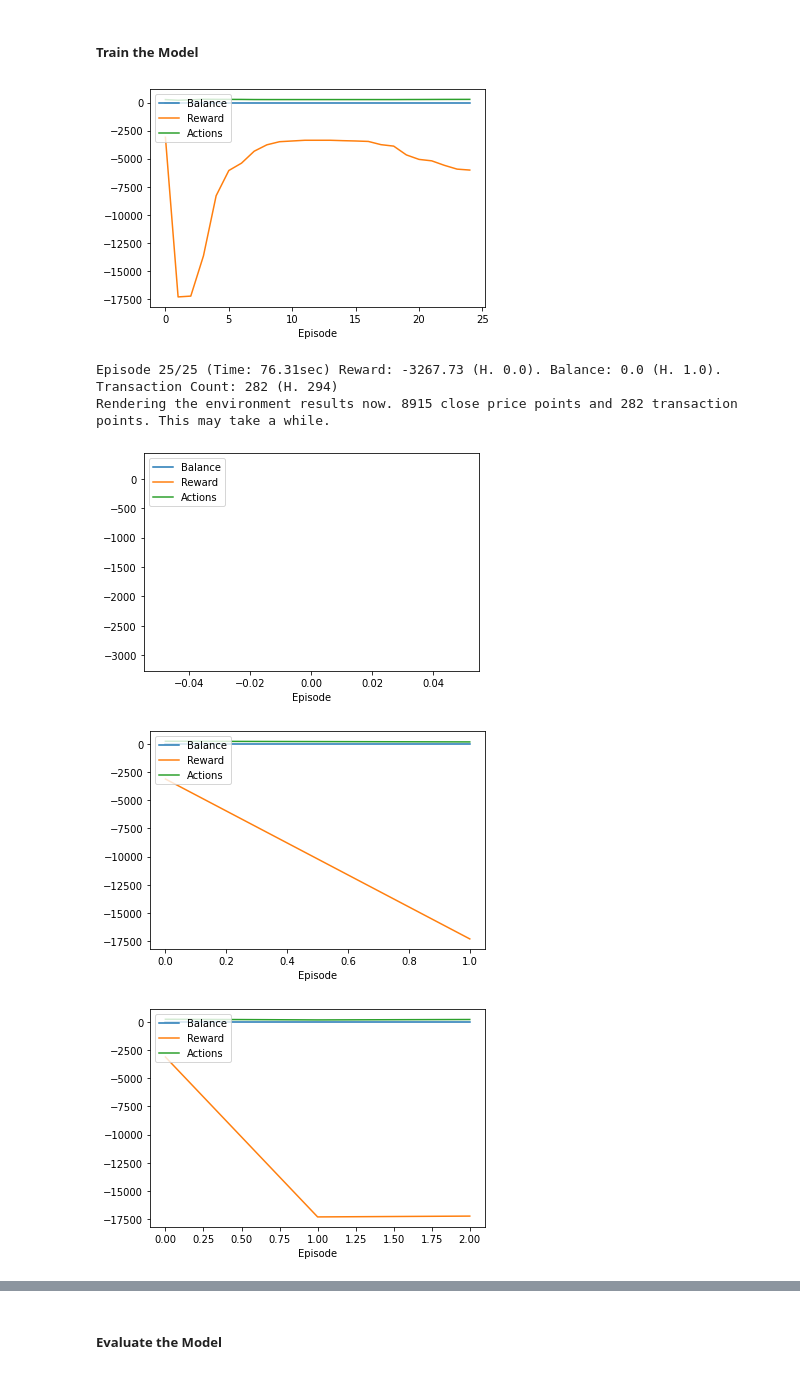
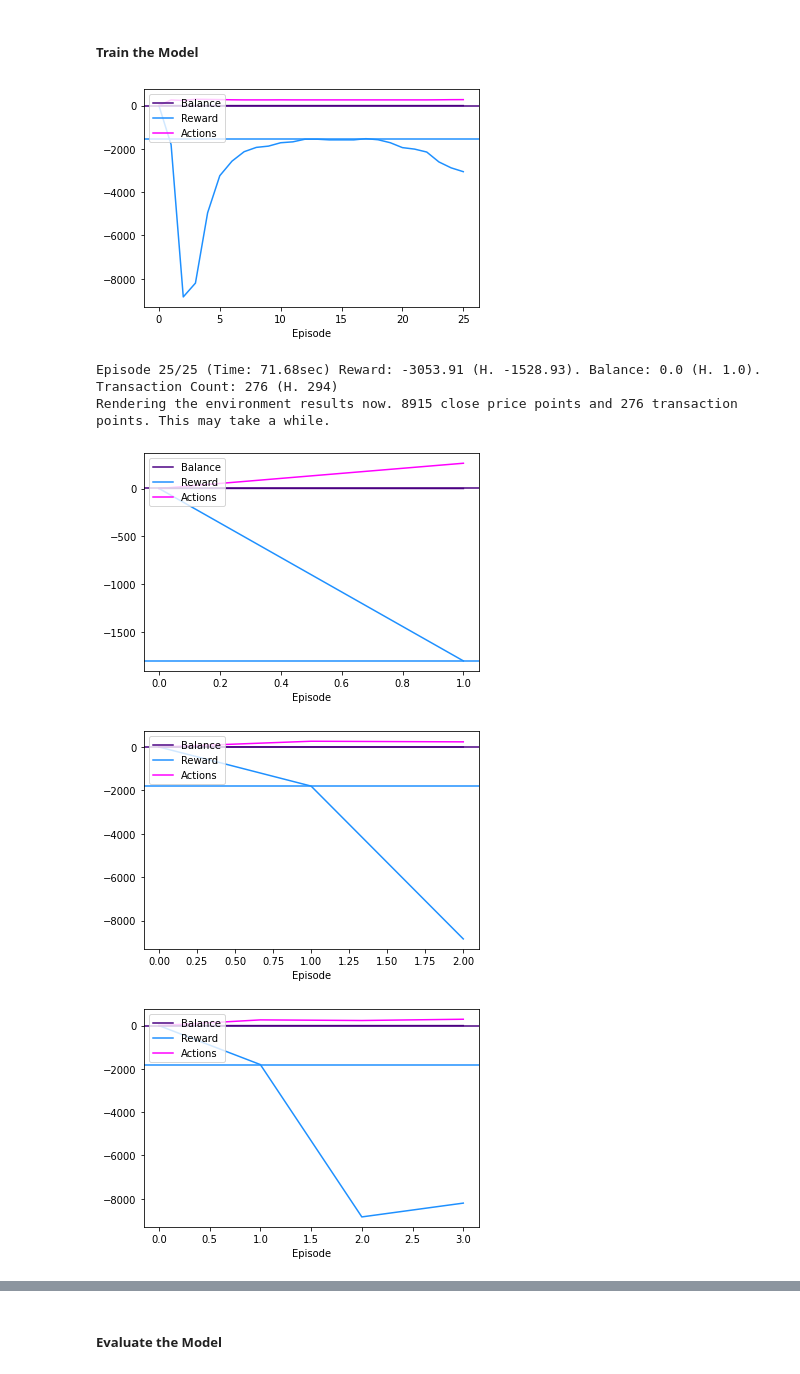
Before and after one commit to faGH/fa.intelligence.notebooks, a Jupyter notebook: labs/market_trading/crypto_trading_environment.old.ipynb, the cells around one changed output, grey strips where cells are left out. Drawn from its saved outputs; the diff is of its cells as text; code cells hidden in the pictures.

Commit message:
[DEV] Latest results update.

```diff
--- a/labs/market_trading/crypto_trading_environment.old.ipynb
+++ b/labs/market_trading/crypto_trading_environment.old.ipynb
@@ -188,10 +188,7 @@ class CryptoTradingEnv(gym.Env):
                 penalty_for_invalid_transaction =- 1
 
         # Refresh open transactions after altering them.
-        if Actions(action) == Actions.Hold:
-            # If a sell is attempted but there are no open transactions, penalize the action.
-            penalty_for_invalid_transaction =- 0.1
-        else:
+        if Actions(action) != Actions.Hold:
             open_transactions = self.__get_open_transactions__()
 
         # On a hold, we simply return the rewards without changing the purchases data.
@@ -338,19 +335,29 @@ assert env.reset().shape == env.observation_space.shape, f'The observation_space
 We take a bunch of random actions until the time or capital runs out and render the results.
 # %%
 # Visualization Utility
-def visualize_episodes(rewards, transaction_counts, balances):
+def visualize_episodes(rewards, transaction_counts, balances, max_reward=0, max_balance=1.0, max_transactions=0):
     # Visualization
     plt.figure()
     plt.xlabel('Episode')
 
     # Balances
-    plt.plot(balances)
+    plt.plot(balances, color='indigo')
 
     # Rewards
-    plt.plot(rewards)
+    plt.plot(rewards, color='dodgerblue')
 
     # Transaction Counts
-    plt.plot(transaction_counts)
+    plt.plot(transaction_counts, color='magenta')
+
+    # Horizontal Lines
+    if max_reward != 0:
+        plt.axhline(max_reward, color='dodgerblue')
+
+    if max_balance != 0:
+        plt.axhline(max_balance, color='indigo')
+
+    if max_transactions != 0:
+        plt.axhline(max_transactions, color='magenta')
 
     plt.legend(['Balance', 'Reward', 'Actions'], loc ='upper left')
     display.clear_output(wait=True)
@@ -465,7 +472,8 @@ def create_tf_duelingdqn_agent(env_name, gym_environment, model_path='./data/mod
             agent='dueling_dqn',
             environment=environment,
             memory=15000,
-            batch_size=10000
+            batch_size=10000,
+            parallel_interactions=8
         )
 
     return agent, environment
@@ -505,46 +513,44 @@ Loading existing model.
 ##### Train the Model
 # %%
 tensorforce = True
-episode_rewards = []
-episode_transaction_count = []
-episode_balances = []
-highest_reward = 0.0
+episode_rewards = [0]
+episode_transaction_count = [0]
+episode_balances = [1.0]
+highest_reward = -99999.0
 highest_balance = 1.0
 highest_transaction_count = 0
 
 if tensorforce:
     env = tf_environment.open_ai_gym_env
     episode_count = 25
 
     for ei in range(episode_count):
         start_time = time.time()
         done = False
         states = tf_environment.reset()
-        episode_reward = 0
 
         while not done:
             actions = tf_agent.act(states=states)
             states, done, reward = tf_environment.execute(actions=actions)
             tf_agent.observe(terminal=done, reward=reward)
-            episode_reward += reward
 
-        highest_reward = max(highest_reward, episode_reward)
+        highest_reward = max(highest_reward, env.total_reward)
         highest_balance = max(highest_balance, env.balance)
         highest_transaction_count = max(highest_transaction_count, env.transactions.shape[0])
 
         end_time = time.time() - start_time
-        episode_rewards.append(episode_reward)
+        episode_rewards.append(env.total_reward)
         episode_transaction_count.append(env.transactions.shape[0])
         episode_balances.append(env.balance)
 
-        visualize_episodes(episode_rewards, episode_transaction_count, episode_balances)
+        visualize_episodes(episode_rewards, episode_transaction_count, episode_balances, highest_reward)
         print(f'Episode {ei + 1}/{episode_count} (Time: {round(end_time,2)}sec) Reward: {round(env.total_reward, 2)} (H. {round(highest_reward, 2)}). Balance: {env.balance} (H. {highest_balance}). Transaction Count: {env.transactions.shape[0]} (H. {highest_transaction_count})')
 
 tf_environment.open_ai_gym_env.render()
 # %% [output]
-[figure, old version]
+[figure, new version]
-Episode 25/25 (Time: 76.31sec) Reward: -3267.73 (H. 0.0). Balance: 0.0 (H. 1.0). Transaction Count: 282 (H. 294)
-Rendering the environment results now. 8915 close price points and 282 transaction points. This may take a while.
+Episode 25/25 (Time: 71.68sec) Reward: -3053.91 (H. -1528.93). Balance: 0.0 (H. 1.0). Transaction Count: 276 (H. 294)
+Rendering the environment results now. 8915 close price points and 276 transaction points. This may take a while.
-[figure, old version]
+[figure, new version]
-[figure, old version]
+[figure, new version]
-[figure, old version]
+[figure, new version]
```
Also changed, not shown: parts of 3 cells of this notebook, 1 other file.
